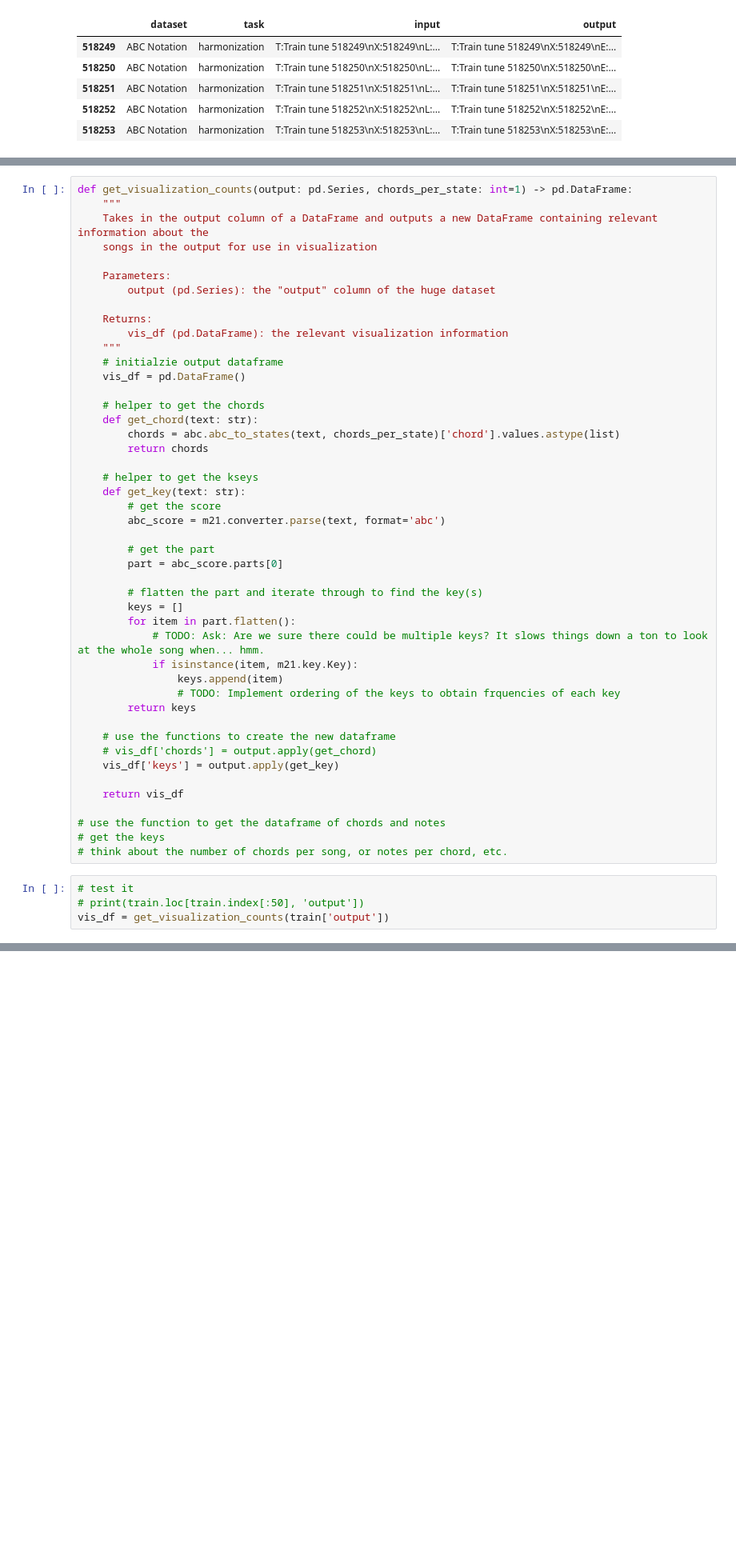
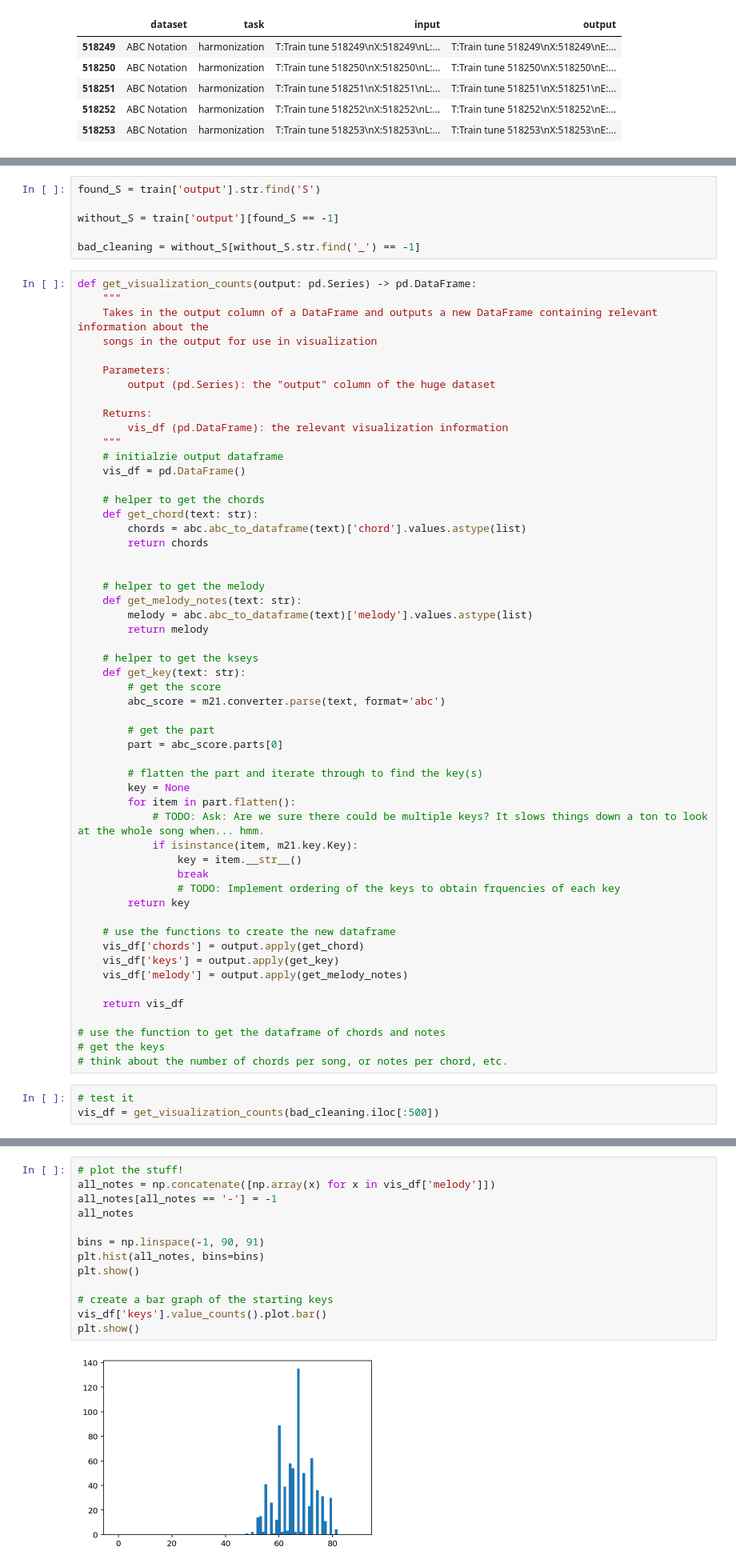
Before and after one commit to adamwellsward/Portfolio_Projects, a Jupyter notebook: visualization.ipynb, the cells around one changed output, grey strips where cells are left out. Shown at 80% size. Saved outputs shown, nothing was run; the diff lists cells and outputs as text; blank space fills up the shorter version.

```diff
--- a/visualization.ipynb
+++ b/visualization.ipynb
@@ -46,5 +21,11 @@ print(abc_parsed)
+# %%
+found_S = train['output'].str.find('S')
+
+without_S = train['output'][found_S == -1]
+
+bad_cleaning = without_S[without_S.str.find('_') == -1]
 # %%
-def get_visualization_counts(output: pd.Series, chords_per_state: int=1) -> pd.DataFrame:
+def get_visualization_counts(output: pd.Series) -> pd.DataFrame:
     """
     Takes in the output column of a DataFrame and outputs a new DataFrame containing relevant information about the
     songs in the output for use in visualization
@@ -60,8 +41,14 @@ def get_visualization_counts(output: pd.Series, chords_per_state: int=1) -> pd.D
 
     # helper to get the chords
     def get_chord(text: str):
-        chords = abc.abc_to_states(text, chords_per_state)['chord'].values.astype(list)
+        chords = abc.abc_to_dataframe(text)['chord'].values.astype(list)
         return chords
+
+
+    # helper to get the melody
+    def get_melody_notes(text: str):
+        melody = abc.abc_to_dataframe(text)['melody'].values.astype(list)
+        return melody
 
     # helper to get the kseys
     def get_key(text: str):
@@ -72,17 +59,19 @@ def get_visualization_counts(output: pd.Series, chords_per_state: int=1) -> pd.D
         part = abc_score.parts[0]
 
         # flatten the part and iterate through to find the key(s)
-        keys = []
+        key = None
         for item in part.flatten():
             # TODO: Ask: Are we sure there could be multiple keys? It slows things down a ton to look at the whole song when... hmm.
             if isinstance(item, m21.key.Key):
-                keys.append(item)
+                key = item.__str__()
+                break
                 # TODO: Implement ordering of the keys to obtain frquencies of each key
-        return keys
+        return key
 
     # use the functions to create the new dataframe
-    # vis_df['chords'] = output.apply(get_chord)
+    vis_df['chords'] = output.apply(get_chord)
     vis_df['keys'] = output.apply(get_key)
+    vis_df['melody'] = output.apply(get_melody_notes)
 
     return vis_df
 
@@ -91,6 +80,5 @@ def get_visualization_counts(output: pd.Series, chords_per_state: int=1) -> pd.D
 # think about the number of chords per song, or notes per chord, etc.
 # %%
 # test it
-# print(train.loc[train.index[:50], 'output'])
-vis_df = get_visualization_counts(train['output'])
+vis_df = get_visualization_counts(bad_cleaning.iloc[:500])
 # %% [output]
@@ -98,0 +87,15 @@ PitchException: Cannot make a step out of '_'
+# %%
+# plot the stuff!
+all_notes = np.concatenate([np.array(x) for x in vis_df['melody']])
+all_notes[all_notes == '-'] = -1
+all_notes
+
+bins = np.linspace(-1, 90, 91)
+plt.hist(all_notes, bins=bins)
+plt.show()
+
+# create a bar graph of the starting keys
+vis_df['keys'].value_counts().plot.bar()
+plt.show()
+# %% [output]
+[figure, added]
```
Also changed, not shown: parts of 5 cells of this notebook.
